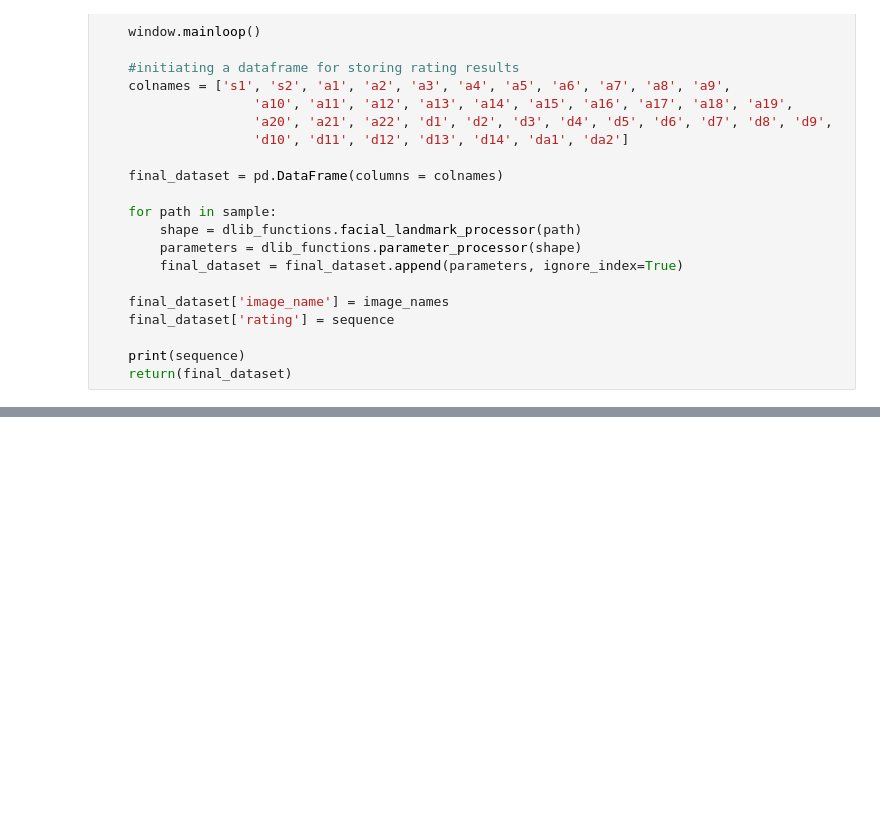
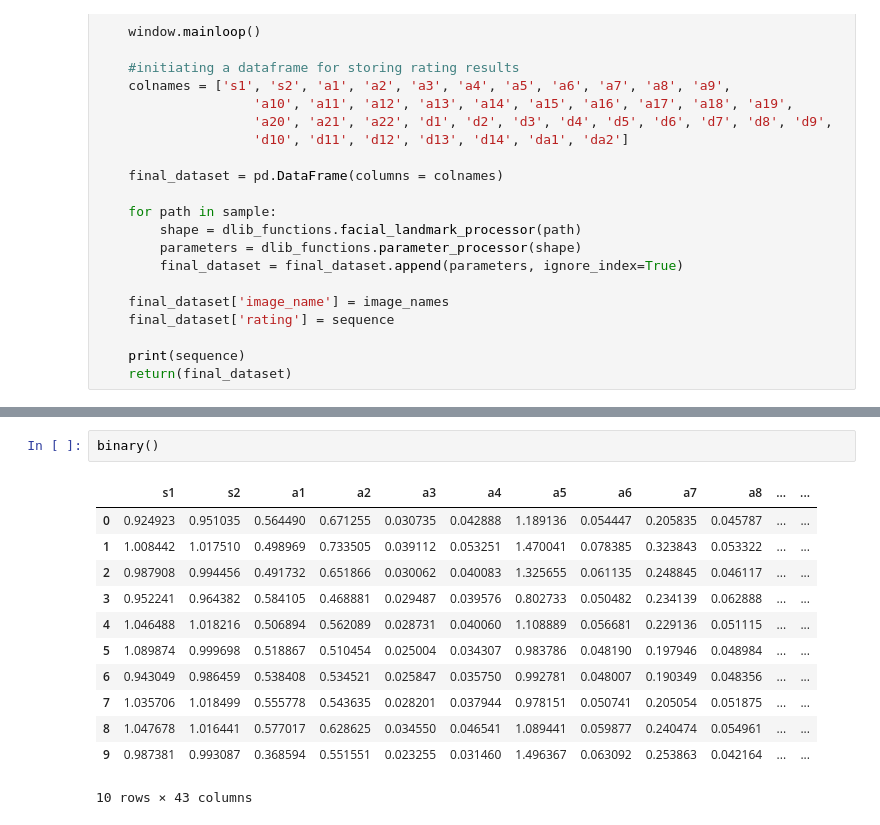
Before and after one commit to lewszykkonrad/landmarks, a Jupyter notebook: face_landmarks/testing.ipynb, the cells around one changed output, grey strips where cells are left out. Drawn from its saved outputs; the diff is of its cells as text; blank space fills up the shorter version.

```diff
--- a/face_landmarks/testing.ipynb
+++ b/face_landmarks/testing.ipynb
@@ -347,3 +352,18 @@ def go_back():
     final_dataset['image_name'] = image_names
     final_dataset['rating'] = sequence
     return(final_dataset)
+# %%
+binary()
+# %% [output]
+|  | s1 | s2 | a1 | a2 | a3 | a4 | a5 | a6 | a7 | a8 | ... | ... |
+| 0 | 0.924923 | 0.951035 | 0.564490 | 0.671255 | 0.030735 | 0.042888 | 1.189136 | 0.054447 | 0.205835 | 0.045787 | ... | ... |
+| 1 | 1.008442 | 1.017510 | 0.498969 | 0.733505 | 0.039112 | 0.053251 | 1.470041 | 0.078385 | 0.323843 | 0.053322 | ... | ... |
+| 2 | 0.987908 | 0.994456 | 0.491732 | 0.651866 | 0.030062 | 0.040083 | 1.325655 | 0.061135 | 0.248845 | 0.046117 | ... | ... |
+| 3 | 0.952241 | 0.964382 | 0.584105 | 0.468881 | 0.029487 | 0.039576 | 0.802733 | 0.050482 | 0.234139 | 0.062888 | ... | ... |
+| 4 | 1.046488 | 1.018216 | 0.506894 | 0.562089 | 0.028731 | 0.040060 | 1.108889 | 0.056681 | 0.229136 | 0.051115 | ... | ... |
+| 5 | 1.089874 | 0.999698 | 0.518867 | 0.510454 | 0.025004 | 0.034307 | 0.983786 | 0.048190 | 0.197946 | 0.048984 | ... | ... |
+| 6 | 0.943049 | 0.986459 | 0.538408 | 0.534521 | 0.025847 | 0.035750 | 0.992781 | 0.048007 | 0.190349 | 0.048356 | ... | ... |
+| 7 | 1.035706 | 1.018499 | 0.555778 | 0.543635 | 0.028201 | 0.037944 | 0.978151 | 0.050741 | 0.205054 | 0.051875 | ... | ... |
+| 8 | 1.047678 | 1.016441 | 0.577017 | 0.628625 | 0.034550 | 0.046541 | 1.089441 | 0.059877 | 0.240474 | 0.054961 | ... | ... |
+| 9 | 0.987381 | 0.993087 | 0.368594 | 0.551551 | 0.023255 | 0.031460 | 1.496367 | 0.063092 | 0.253863 | 0.042164 | ... | ... |
+10 rows × 43 columns
```
Also changed, not shown: parts of 2 cells of this notebook.
